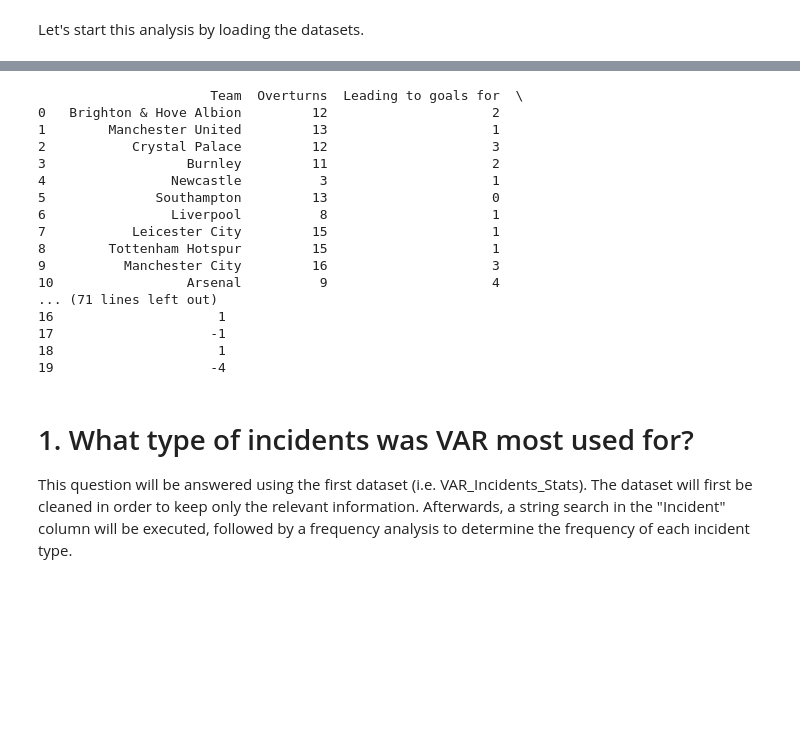
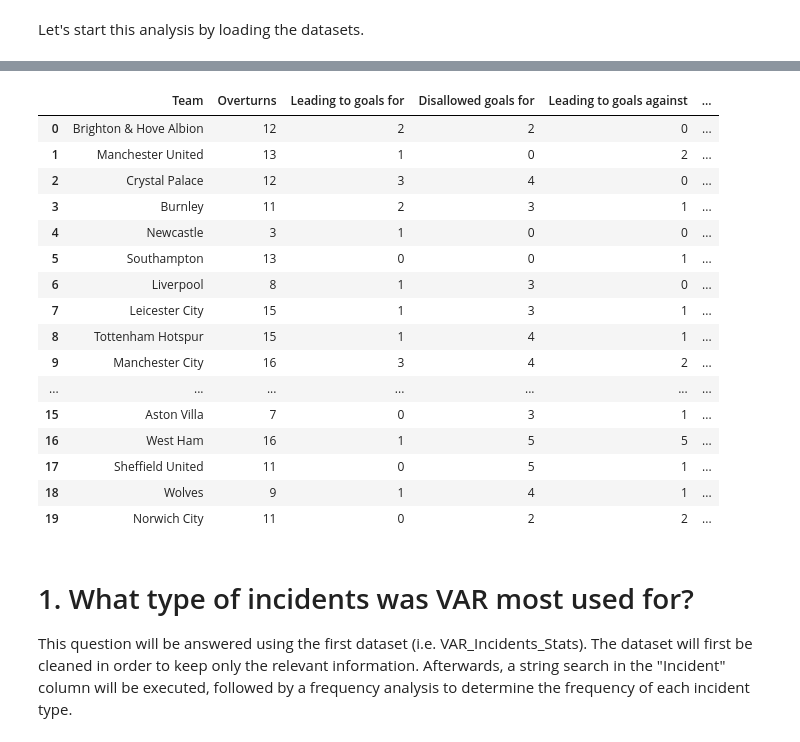
Before and after one commit to julelia/DataMadness, a Jupyter notebook: Data Madness.ipynb, the cells around one changed output, grey strips where cells are left out. Cells and saved outputs as stored; diff of their text form; code cells hidden in the pictures; blank space fills up the shorter version.

```diff
--- a/Data Madness.ipynb
+++ b/Data Madness.ipynb
@@ -49,24 +45,24 @@ print (incidents)
 # %%
 teams = pd.read_csv ('VAR_Team_Stats.csv')
-print (teams)
+teams
 # %% [output]
-                      Team  Overturns  Leading to goals for  \
-0   Brighton & Hove Albion         12                     2
-1        Manchester United         13                     1
-2           Crystal Palace         12                     3
-3                  Burnley         11                     2
-4                Newcastle          3                     1
-5              Southampton         13                     0
-6                Liverpool          8                     1
-7           Leicester City         15                     1
-8        Tottenham Hotspur         15                     1
-9          Manchester City         16                     3
-10                 Arsenal          9                     4
-... (71 lines left out)
-16                     1
-17                    -1
-18                     1
-19                    -4
+|  | Team | Overturns | Leading to goals for | Disallowed goals for | Leading to goals against | ... |
+| 0 | Brighton & Hove Albion | 12 | 2 | 2 | 0 | ... |
+| 1 | Manchester United | 13 | 1 | 0 | 2 | ... |
+| 2 | Crystal Palace | 12 | 3 | 4 | 0 | ... |
+| 3 | Burnley | 11 | 2 | 3 | 1 | ... |
+| 4 | Newcastle | 3 | 1 | 0 | 0 | ... |
+| 5 | Southampton | 13 | 0 | 0 | 1 | ... |
+| 6 | Liverpool | 8 | 1 | 3 | 0 | ... |
+| 7 | Leicester City | 15 | 1 | 3 | 1 | ... |
+| 8 | Tottenham Hotspur | 15 | 1 | 4 | 1 | ... |
+| 9 | Manchester City | 16 | 3 | 4 | 2 | ... |
+| ... | ... | ... | ... | ... | ... | ... |
+| 15 | Aston Villa | 7 | 0 | 3 | 1 | ... |
+| 16 | West Ham | 16 | 1 | 5 | 5 | ... |
+| 17 | Sheffield United | 11 | 0 | 5 | 1 | ... |
+| 18 | Wolves | 9 | 1 | 4 | 1 | ... |
+| 19 | Norwich City | 11 | 0 | 2 | 2 | ... |
 # %% [markdown]
 # 1. What type of incidents was VAR most used for?
 This question will be answered using the first dataset (i.e. VAR_Incidents_Stats). The dataset will first be cleaned in order to keep only the relevant information. Afterwards, a string search in the "Incident" column will be executed, followed by a frequency analysis to determine the frequency of each incident type.
```
Also changed, not shown: parts of 20 cells of this notebook.
